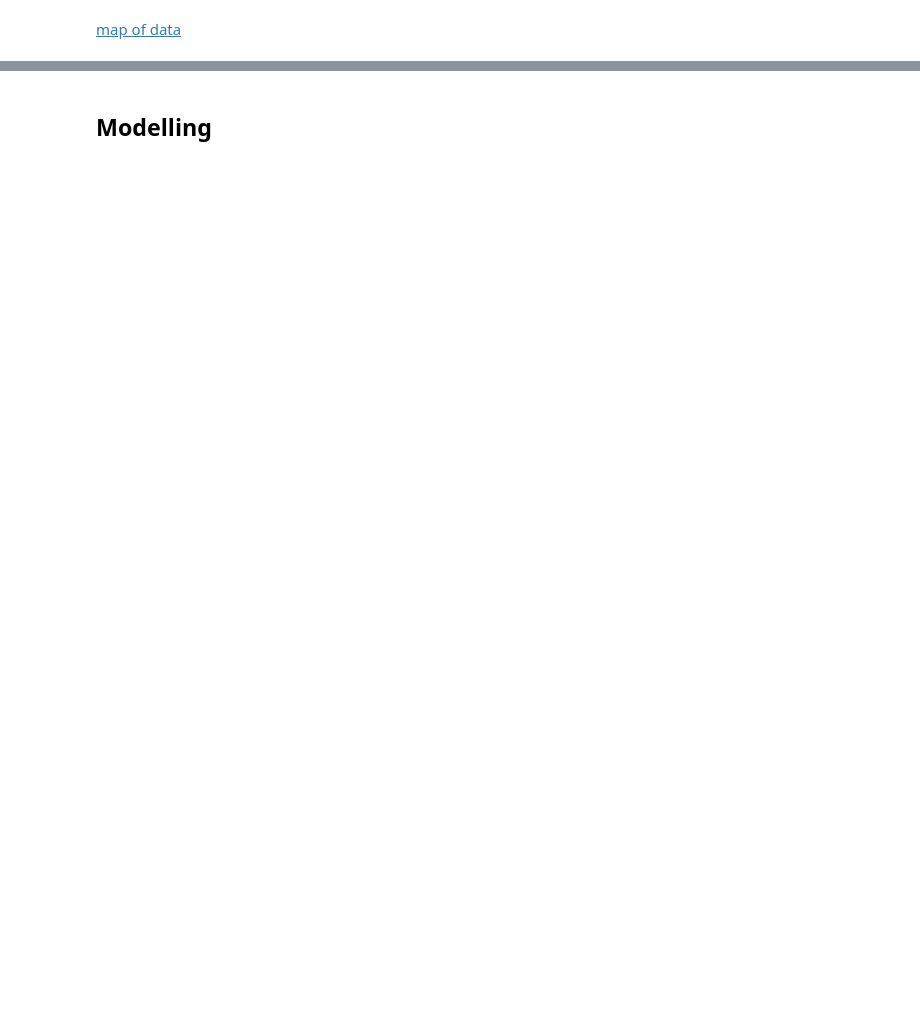
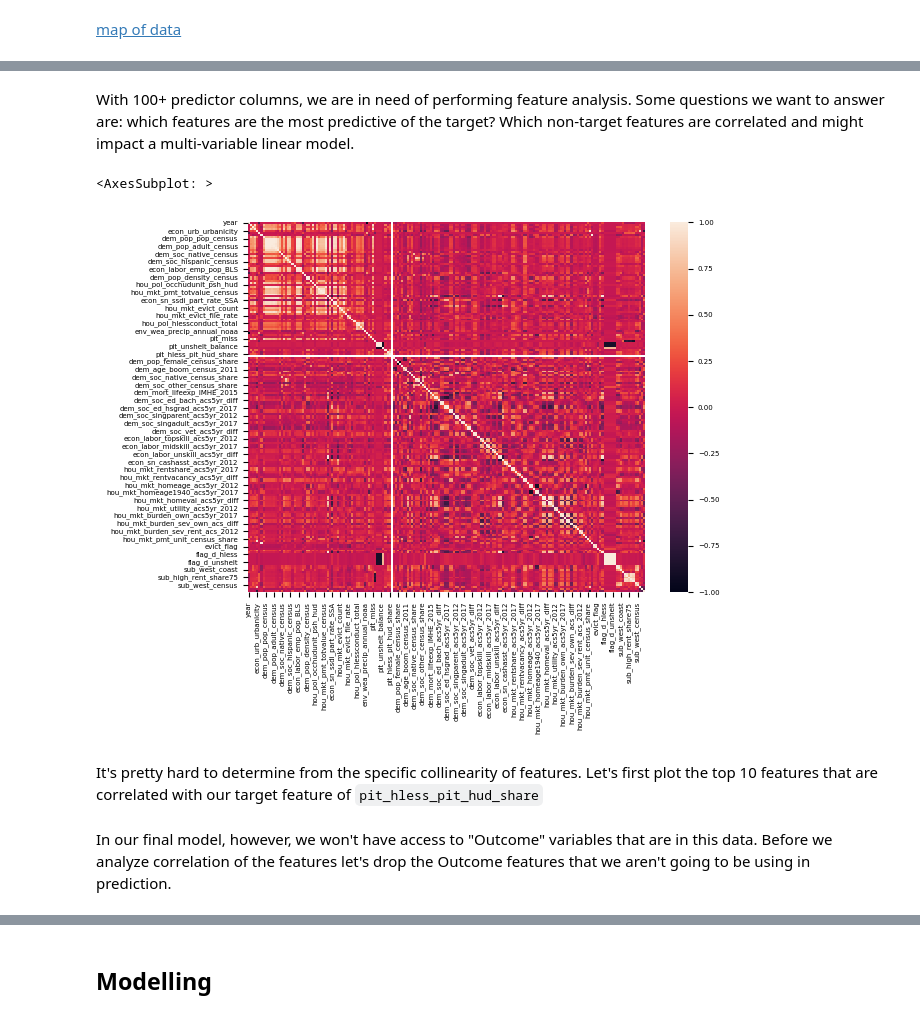
Before and after one commit to tybens/predicting-homelessness, a Jupyter notebook: projecting_homelessness_rate.ipynb, the cells around one changed output, grey strips where cells are left out. Saved outputs shown, nothing was run; the diff lists cells and outputs as text; code cells hidden in the pictures; blank space fills up the shorter version.

Commit message:
add correlation EDA and first iteration modelling

```diff
--- a/projecting_homelessness_rate.ipynb
+++ b/projecting_homelessness_rate.ipynb
@@ -435,0 +473,12 @@ import arcgis
+# %% [markdown]
+With 100+ predictor columns, we are in need of performing feature analysis. Some questions we want to answer are: which features are the most predictive of the target? Which non-target features are correlated and might impact a multi-variable linear model.
+# %%
+plt.rc('font', size=5)
+sns.heatmap(raw_df.corr())
+# %% [output]
+<AxesSubplot: >
+[figure, added]
+# %% [markdown]
+It's pretty hard to determine from the specific collinearity of features. Let's first plot the top 10 features that are correlated with our target feature of `pit_hless_pit_hud_share`
+# %% [markdown]
+In our final model, however, we won't have access to "Outcome" variables that are in this data. Before we analyze correlation of the features let's drop the Outcome features that we aren't going to be using in prediction.
```
Also changed, not shown: parts of 25 cells of this notebook.
